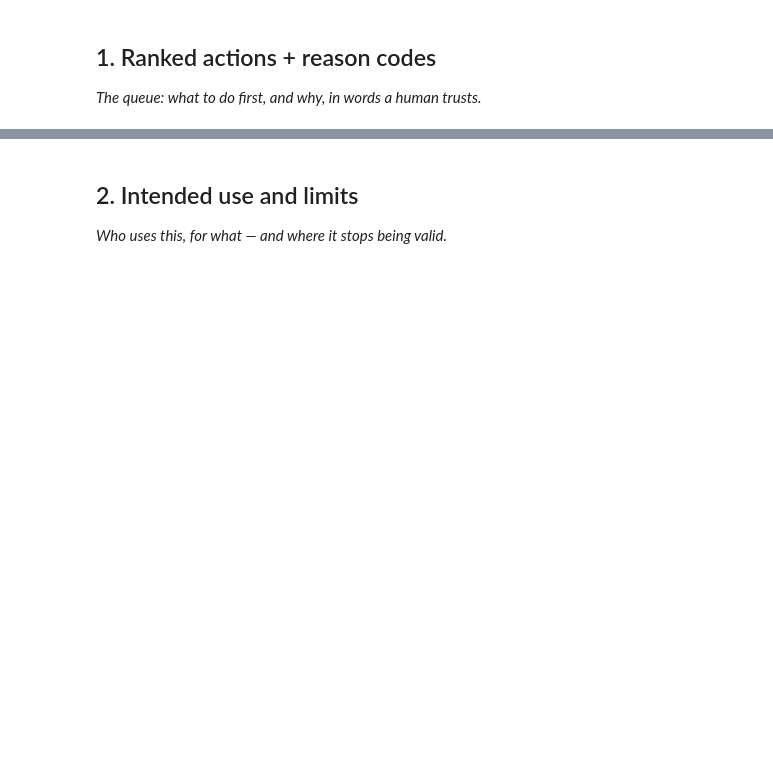
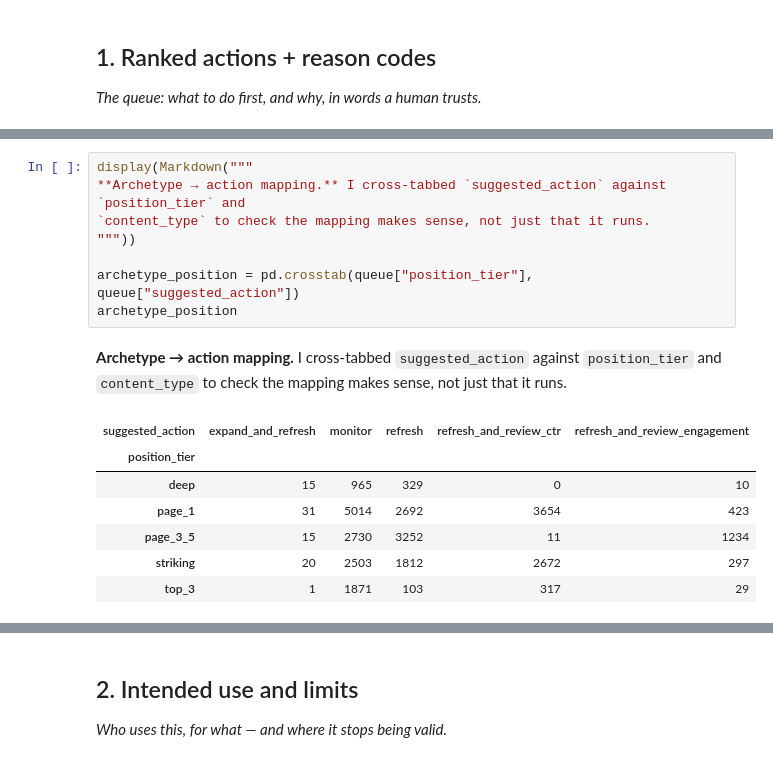
Before and after one commit to LaibaSabir1/flyrank-ml-internship-laiba_sabir, a Jupyter notebook: work/notebooks/w07_action_playbook.ipynb, the cells around one changed output, grey strips where cells are left out. Cells and saved outputs as stored; diff of their text form; blank space fills up the shorter version.

```diff
--- a/work/notebooks/w07_action_playbook.ipynb
+++ b/work/notebooks/w07_action_playbook.ipynb
@@ -12,0 +158,19 @@ This skeleton is yours to fill. Work the sections **in order** — each one has
+# %%
+display(Markdown("""
+**Archetype → action mapping.** I cross-tabbed `suggested_action` against `position_tier` and
+`content_type` to check the mapping makes sense, not just that it runs.
+"""))
+
+archetype_position = pd.crosstab(queue["position_tier"], queue["suggested_action"])
+archetype_position
+# %% [output]
+
+**Archetype → action mapping.** I cross-tabbed `suggested_action` against `position_tier` and
+`content_type` to check the mapping makes sense, not just that it runs.
+| suggested_action | expand_and_refresh | monitor | refresh | refresh_and_review_ctr | refresh_and_review_engagement |
+| position_tier |  |  |  |  |  |
+| deep | 15 | 965 | 329 | 0 | 10 |
+| page_1 | 31 | 5014 | 2692 | 3654 | 423 |
+| page_3_5 | 15 | 2730 | 3252 | 11 | 1234 |
+| striking | 20 | 2503 | 1812 | 2672 | 297 |
+| top_3 | 1 | 1871 | 103 | 317 | 29 |
```
Also changed, not shown: parts of 14 cells of this notebook.
